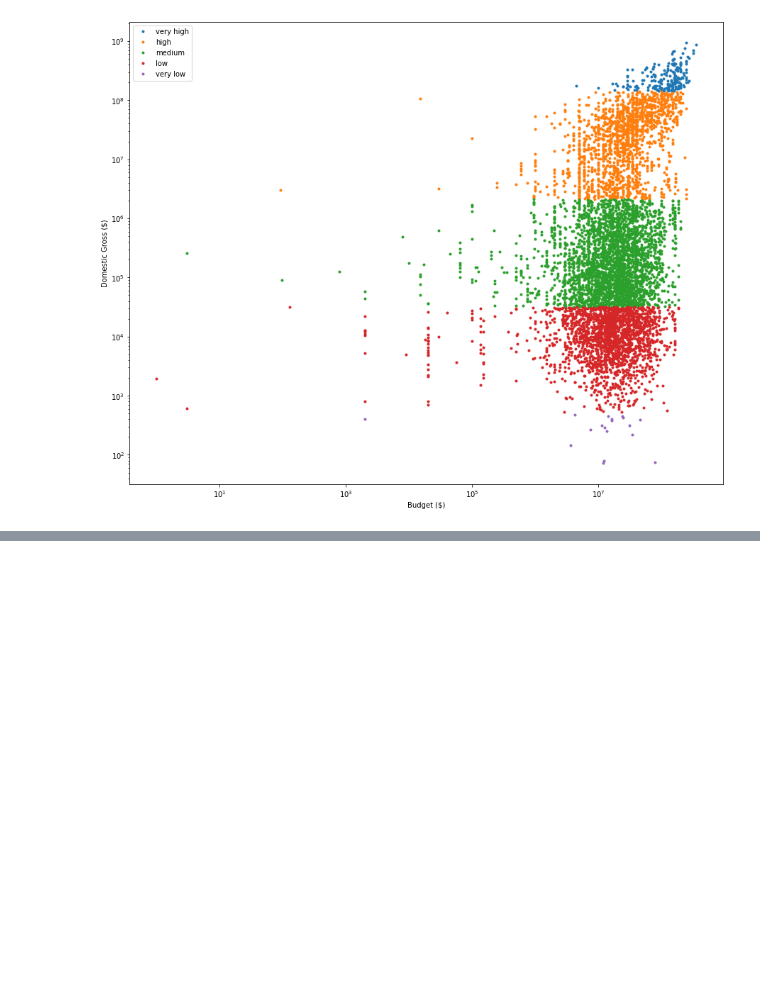
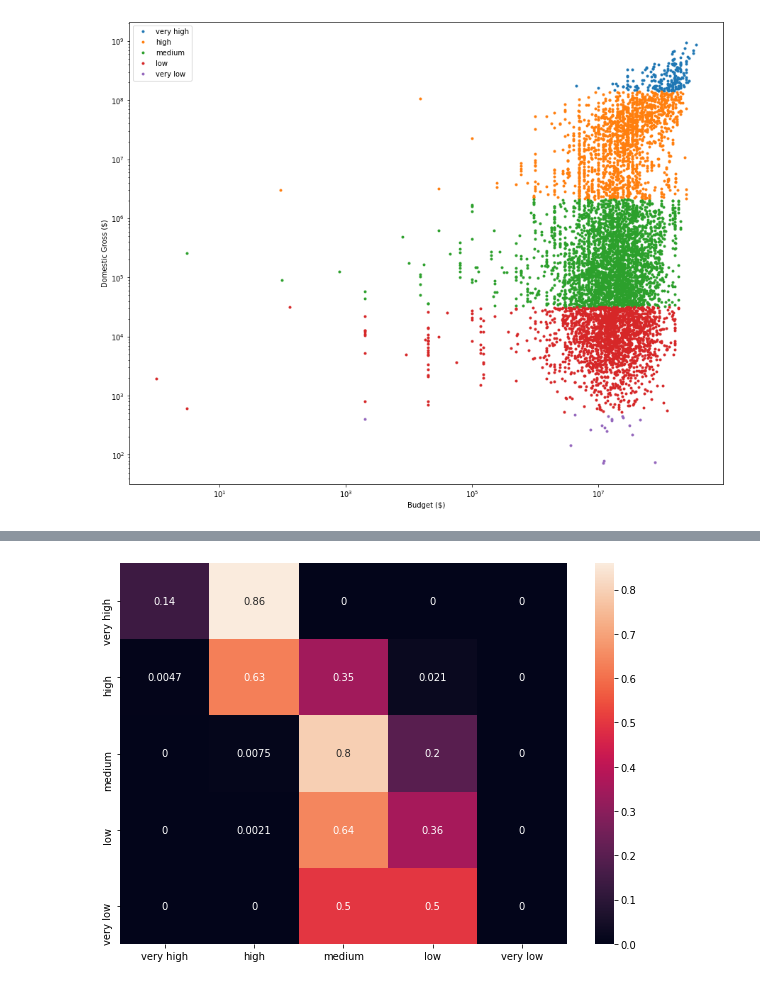
Before and after one commit to Ali-Setareh/Machine-learning-in-physics-Project, a Jupyter notebook: phase 3 - Neural Network/nn on v3.ipynb, the cells around one changed output, grey strips where cells are left out. Cells and saved outputs as stored; diff of their text form; code cells hidden in the pictures; blank space fills up the shorter version.

Commit message:
check classification on domestic gross

```diff
--- a/phase 3 - Neural Network/nn on v3.ipynb
+++ b/phase 3 - Neural Network/nn on v3.ipynb
@@ -376,0 +519,16 @@ plt.show()
+# %%
+from sklearn.metrics import confusion_matrix
+import seaborn as sns
+
+Y_predicted = np.argmax( model.predict(X_test) , axis=1 )
+cm = confusion_matrix(np.argmax( Y_test , axis=1 ), Y_predicted)
+vector = cm.sum(axis=1)
+
+cm = cm / vector[:,None]
+df_cm = pd.DataFrame(cm, index = [key for key in dic_classification.keys()],
+                  columns = [key for key in dic_classification.keys()])
+plt.figure(figsize = (10,7))
+sns.heatmap(df_cm, annot=True)
+plt.show()
+# %% [output]
+[figure, added]
```
Also changed, not shown: parts of 23 cells of this notebook, 2 other files.
